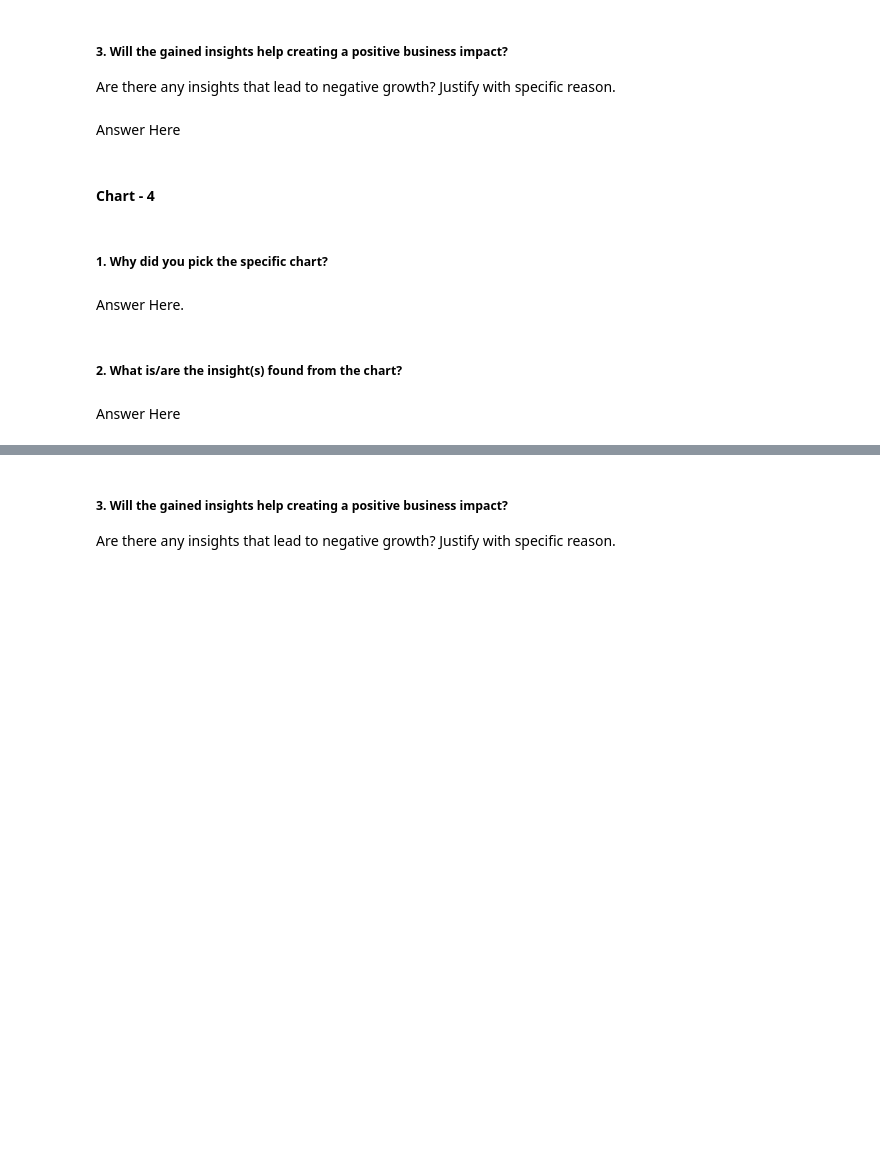
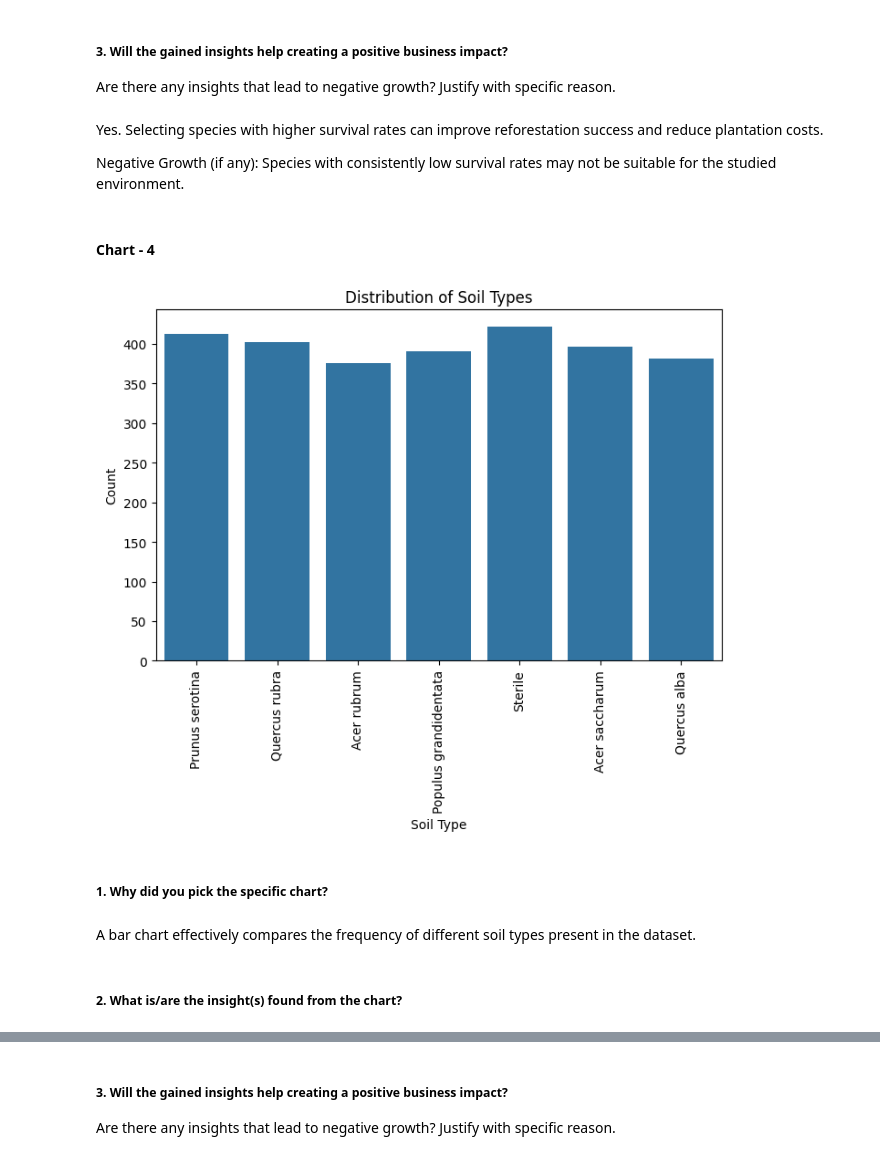
Before and after one commit to SEnvironment/AIML_Winnovation_2026_Classification_Project, a Jupyter notebook: Alok_Tree_Survival_Prediction_Classification_Project.ipynb, the cells around one changed output, grey strips where cells are left out. Cells and saved outputs as stored; diff of their text form; code cells hidden in the pictures; blank space fills up the shorter version.

```diff
--- a/Alok_Tree_Survival_Prediction_Classification_Project.ipynb
+++ b/Alok_Tree_Survival_Prediction_Classification_Project.ipynb
@@ -361,7 +397,10 @@ Answer Here
 # %% [markdown]
 ##### 3. Will the gained insights help creating a positive business impact?
 Are there any insights that lead to negative growth? Justify with specific reason.
-# %% [markdown]
-Answer Here
+# %% [markdown]
+Yes. Selecting species with higher survival rates can improve reforestation success and reduce plantation costs.
+
+Negative Growth (if any):
+Species with consistently low survival rates may not be suitable for the studied environment.
 # %% [markdown]
 #### Chart - 4
@@ -370,8 +407,16 @@ Answer Here
+# %%
+plt.figure(figsize=(8,5))
+sns.countplot(x='Soil', data=ts)
+plt.xticks(rotation=90)
+plt.title('Distribution of Soil Types')
+plt.xlabel('Soil Type')
+plt.ylabel('Count')
+plt.show()
+# %% [output]
+[figure, added]
 # %% [markdown]
 ##### 1. Why did you pick the specific chart?
-# %% [markdown]
-Answer Here.
+# %% [markdown]
+A bar chart effectively compares the frequency of different soil types present in the dataset.
 # %% [markdown]
 ##### 2. What is/are the insight(s) found from the chart?
-# %% [markdown]
-Answer Here
```
Also changed, not shown: parts of 110 cells of this notebook.
